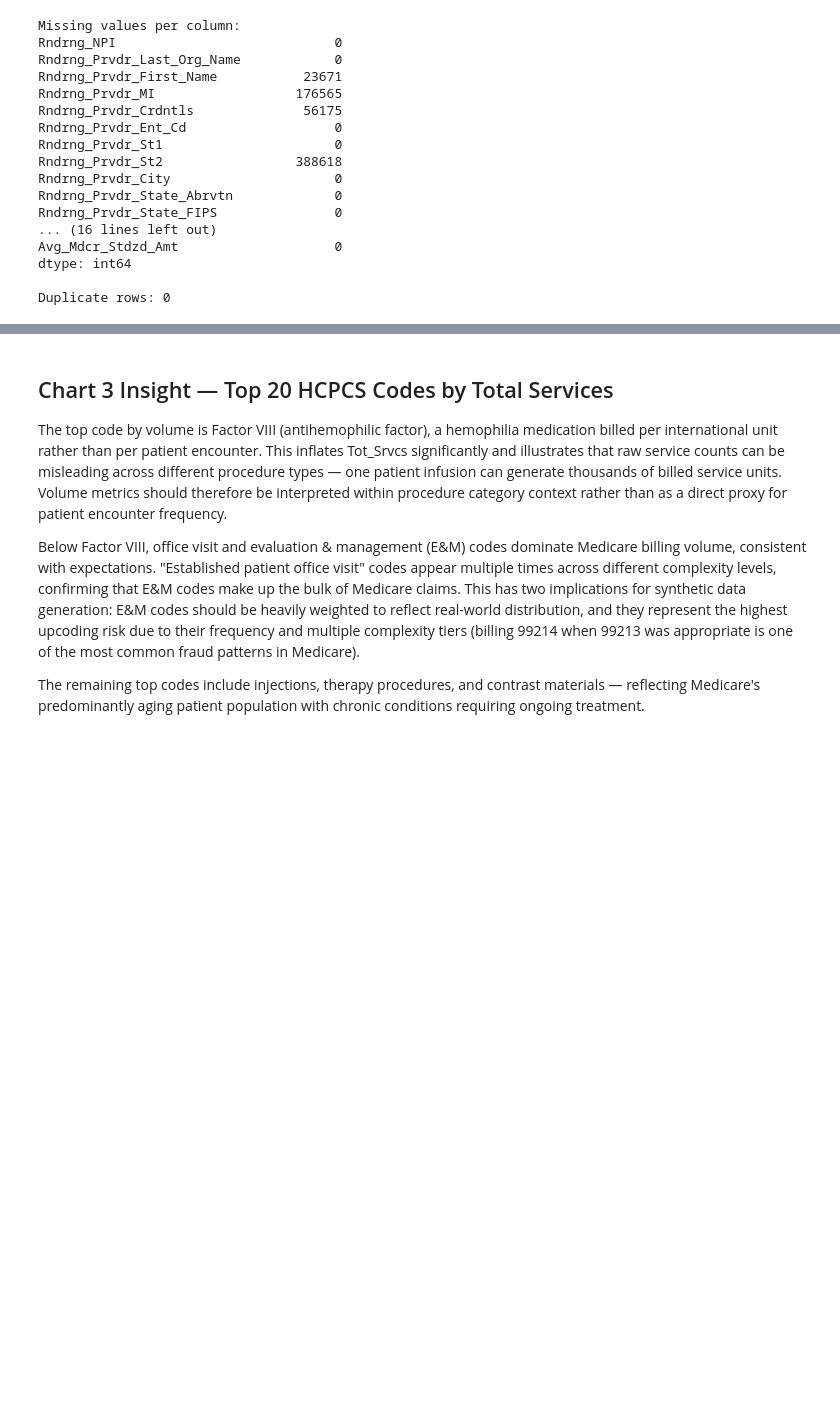
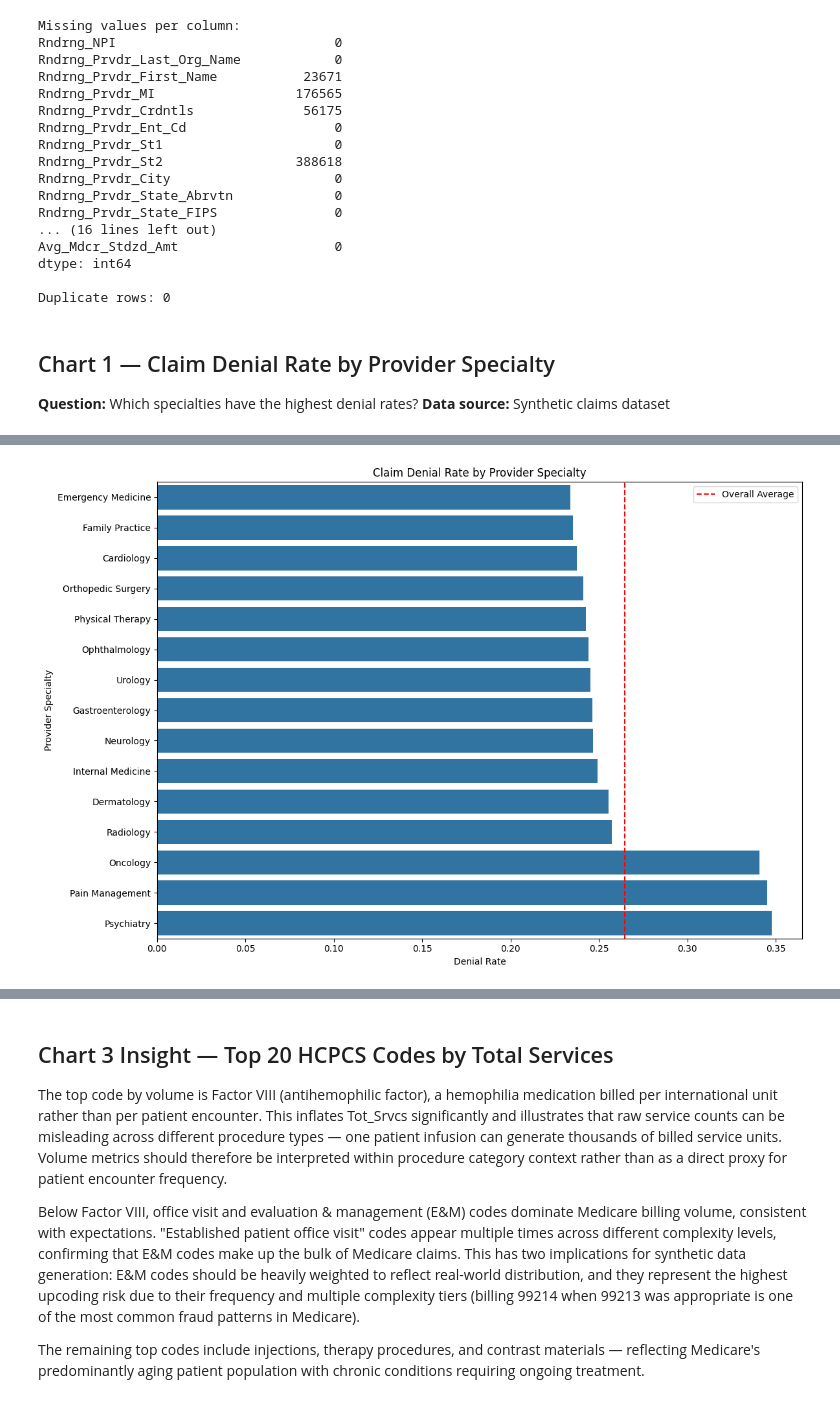
Before and after one commit to Darshan-Balaji-ML/healthcare-claims-ai, a Jupyter notebook: notebooks/01_eda.ipynb, the cells around one changed output, grey strips where cells are left out. Saved outputs shown, nothing was run; the diff lists cells and outputs as text; code cells hidden in the pictures; blank space fills up the shorter version.

Commit message:
generated synthetic claims data and analyzed

```diff
--- a/notebooks/01_eda.ipynb
+++ b/notebooks/01_eda.ipynb
@@ -4,3 +4,8 @@
 This notebook explores the CMS Medicare Physician & Other Practitioners
 by Provider and Service dataset (2024) to identify patterns relevant
 to claim denial prediction, anomaly detection, and ICD code classification.
+# %%
+# Load synthetic claims data
+df_synthetic = pd.read_csv('../data/synthetic/synthetic_claims.csv')
+print(df_synthetic.shape)
+df_synthetic.head()
@@ -102,3 +115,26 @@ Avg_Mdcr_Stdzd_Amt                    0
 dtype: int64
 
 Duplicate rows: 0
+# %% [markdown]
+## Chart 1 — Claim Denial Rate by Provider Specialty
+**Question:** Which specialties have the highest denial rates?
+**Data source:** Synthetic claims dataset
+# %%
+denial_by_specialty = (df_synthetic.groupby('provider_specialty')['is_denied']
+                         .mean()
+                         .sort_values(ascending=True)
+                         .reset_index())
+
+denial_by_specialty.columns = ['provider_specialty', 'denial_rate']
+
+plt.figure(figsize=(12, 8))
+sns.barplot(data=denial_by_specialty, x='denial_rate', y='provider_specialty')
+plt.title('Claim Denial Rate by Provider Specialty')
+plt.xlabel('Denial Rate')
+plt.ylabel('Provider Specialty')
+plt.axvline(x=df_synthetic['is_denied'].mean(), color='red',
+            linestyle='--', label='Overall Average')
+plt.legend()
+plt.tight_layout()
+plt.show()
+# %% [output]
@@ -104,0 +146 @@ Duplicate rows: 0
+[figure, added]
```
Also changed, not shown: parts of 15 cells of this notebook, 2 other files.
